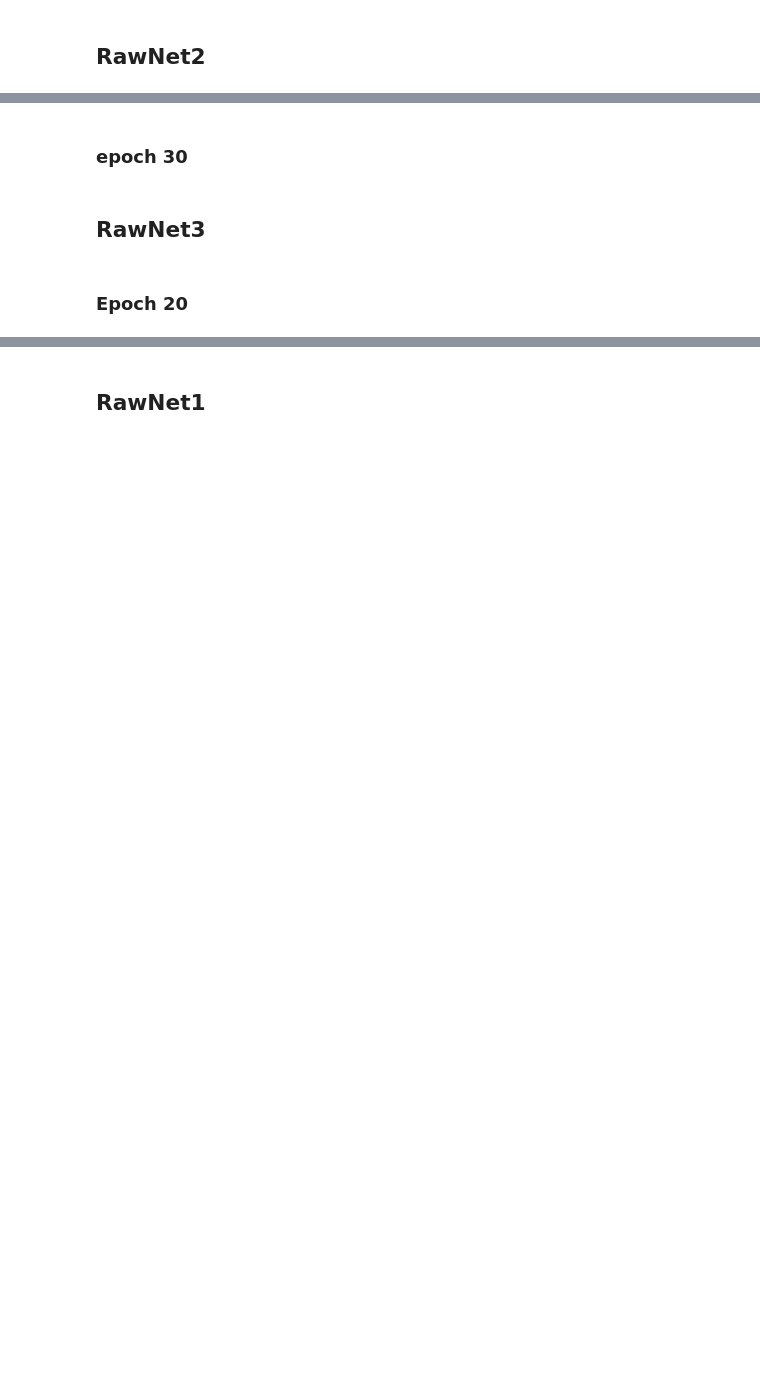
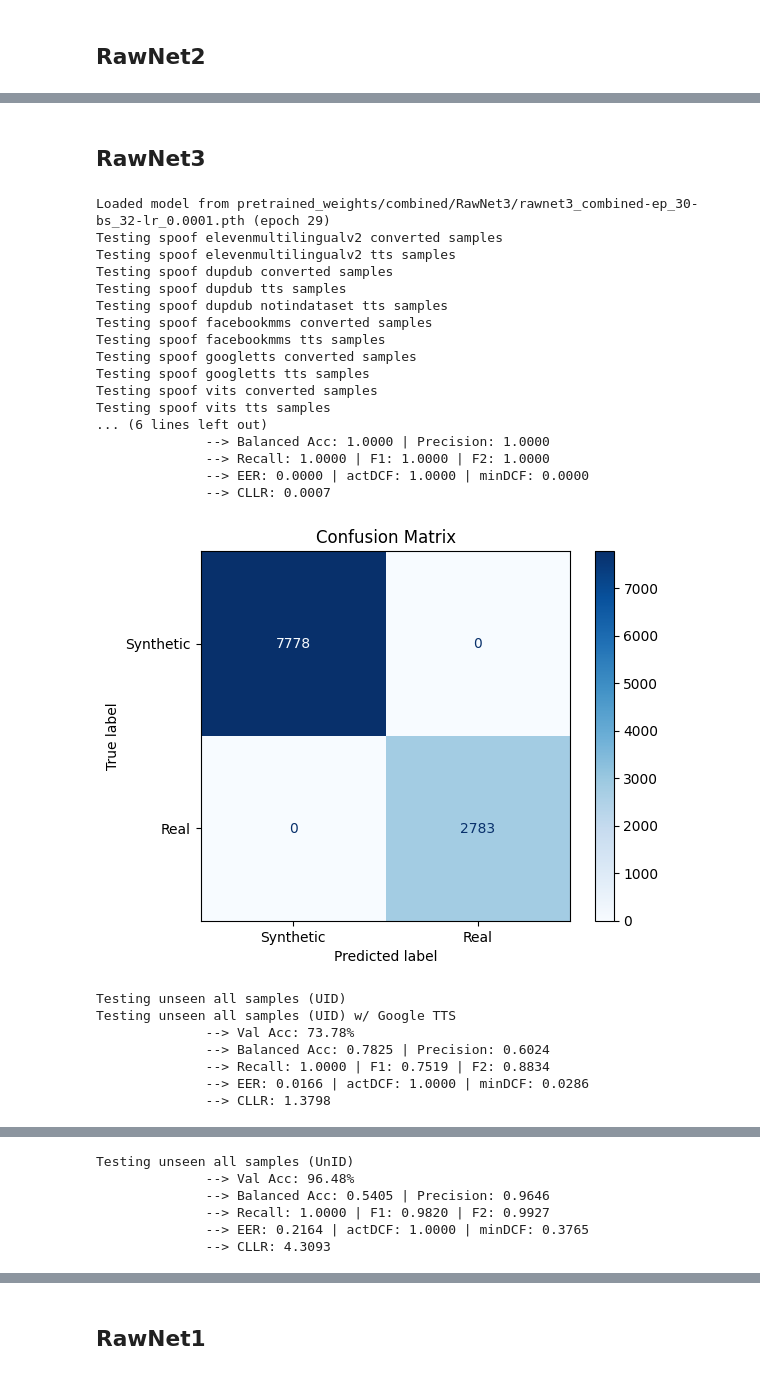
Before and after one commit to Ainzw0rth/RawNets-PF, a Jupyter notebook: main.ipynb, the cells around one changed output, grey strips where cells are left out. Drawn from its saved outputs; the diff is of its cells as text; code cells hidden in the pictures; blank space fills up the shorter version.

```diff
--- a/main.ipynb
+++ b/main.ipynb
@@ -379,61 +471,57 @@ for key, test_sample in combined_test_samples_dataloaders.items():
-# %% [markdown]
-### epoch 30
-# %%
-combined_model_config2 = {
-    'in_channels': 1,
-    'first_conv': 3,
-    'filts': [128, [128, 128], [128, 256], [256, 256]],
-    'blocks': [2, 4],
-    'gru_node': 1024,
-    'nb_gru_layer': 1,
-    'nb_fc_node': 1024,
-    'nb_classes': 2,
-    'nb_samp': 16000 * 4 + 24
-}
-
-device = "cuda" if torch.cuda.is_available() else "cpu"
-
-# --- Set up model, optimizer, and scaler ---
-model = RawNet2(combined_model_config2).to(device)
-optimizer = Adam(model.parameters(), lr=0.0001)
-scaler = GradScaler()
-
-# --- Load the model ---
-start_epoch = load_model_rawnet2(
-    model, optimizer, scaler,
-    path=r"pretrained_weights\combined\RawNet2\rawnet2_combined-ep_30-bs_32-lr_0.0001.pth"
-)
-
-for key, test_sample in combined_test_samples_dataloaders.items():
-    print(f"Testing {key}")
-    predictions = test_rawnet2_with_loaders(model, test_sample, device=device)
-    print(predictions)
 # %% [markdown]
 ## RawNet3
-# %% [markdown]
-### Epoch 20
 # %%
 combined_model_config3 = {
     "nOut": 2,
     "sinc_stride": 10,
     "encoder_type": "ECA",
     "log_sinc": True,
     "norm_sinc": "mean_std",
     "out_bn": True
 }
 
 # --- Set up model, optimizer, and scaler ---
 model = RawNet3(**combined_model_config3).to(device)
 optimizer = Adam(model.parameters(), lr=0.0001)
 scaler = GradScaler()
 
 # --- Load the model ---
 start_epoch = load_model_rawnet3(
     model, optimizer, scaler,
-    path=r"pretrained_weights\combined\RawNet3\rawnet3_combined-ep_20-bs_32-lr_0.0001.pth"
+    path=r"pretrained_weights/combined/RawNet3/rawnet3_combined-ep_30-bs_32-lr_0.0001.pth"
 )
 
 for key, test_sample in combined_test_samples_dataloaders.items():
     print(f"Testing {key}")
-    predictions = test_rawnet3_with_loaders(model, test_sample, device=device)
-    print(predictions)
+    if key in main_keys:
+        predictions, targets, metrics = test_rawnet3(model, test_sample, device=device)
+    # else:
+    #     predictions = test_rawnet3_with_loaders(model, test_sample, device=device)
+    #     print(predictions)
+    torch.cuda.empty_cache()
+# %% [output]
+Loaded model from pretrained_weights/combined/RawNet3/rawnet3_combined-ep_30-bs_32-lr_0.0001.pth (epoch 29)
+Testing spoof elevenmultilingualv2 converted samples
+Testing spoof elevenmultilingualv2 tts samples
+Testing spoof dupdub converted samples
+Testing spoof dupdub tts samples
+Testing spoof dupdub notindataset tts samples
+Testing spoof facebookmms converted samples
+Testing spoof facebookmms tts samples
+Testing spoof googletts converted samples
+Testing spoof googletts tts samples
+Testing spoof vits converted samples
+Testing spoof vits tts samples
+... (6 lines left out)
+              --> Balanced Acc: 1.0000 | Precision: 1.0000
+              --> Recall: 1.0000 | F1: 1.0000 | F2: 1.0000
+              --> EER: 0.0000 | actDCF: 1.0000 | minDCF: 0.0000
+              --> CLLR: 0.0007
+[figure, added]
+Testing unseen all samples (UID)
+Testing unseen all samples (UID) w/ Google TTS
+              --> Val Acc: 73.78%
+              --> Balanced Acc: 0.7825 | Precision: 0.6024
+              --> Recall: 1.0000 | F1: 0.7519 | F2: 0.8834
+              --> EER: 0.0166 | actDCF: 1.0000 | minDCF: 0.0286
+              --> CLLR: 1.3798
@@ -439,0 +529,6 @@ for key, test_sample in combined_test_samples_dataloaders.items():
+Testing unseen all samples (UnID)
+              --> Val Acc: 96.48%
+              --> Balanced Acc: 0.5405 | Precision: 0.9646
+              --> Recall: 1.0000 | F1: 0.9820 | F2: 0.9927
+              --> EER: 0.2164 | actDCF: 1.0000 | minDCF: 0.3765
+              --> CLLR: 4.3093
```
Also changed, not shown: parts of 38 cells of this notebook.
